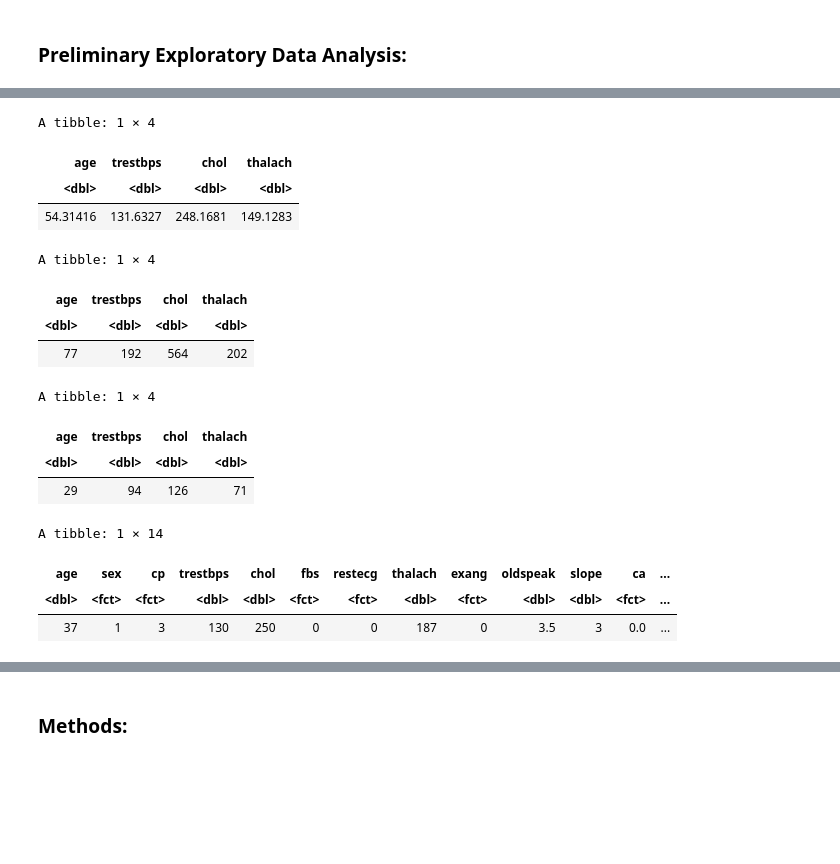
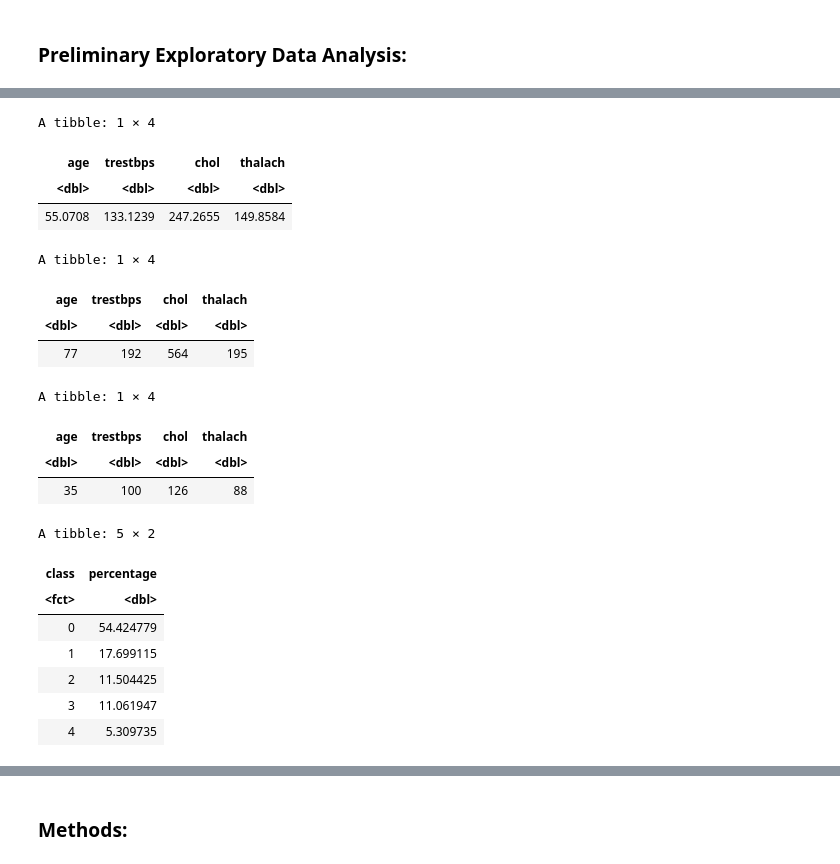
Before and after one commit to sachit-sharma/dsci-100-group-project-group53, a Jupyter notebook: project_proposal.ipynb, the cells around one changed output, grey strips where cells are left out. Drawn from its saved outputs; the diff is of its cells as text; code cells hidden in the pictures; blank space fills up the shorter version.

```diff
--- a/project_proposal.ipynb
+++ b/project_proposal.ipynb
@@ -79,39 +64,53 @@ A tibble: 226 × 14
 # %%
 #Calculating the mean value of the predictors
 
-mean_values <-  heart_disease_train |>
-                select(age, trestbps, chol, thalach)|>
-                map_df(mean)
-
-#Calculating the max of the predictors
-
-max_obs <-  heart_disease_train |>
-            select(age, trestbps, chol, thalach) |>
-            map_df(max)
-
-#Calculating the min of the predictors
-min_obs <- heart_disease_train |>
-           select(age, trestbps, chol, thalach) |>
-           map_df(min)
-
+heart_disease_select <-  heart_disease_train |>
+                         select(age, trestbps, chol, thalach)
+mean_values <- heart_disease_select |>
+               map_df(mean)
 mean_values
-max_obs
-min_obs
-num_obs
 # %% [output]
 A tibble: 1 × 4
 | age | trestbps | chol | thalach |
 | <dbl> | <dbl> | <dbl> | <dbl> |
-| 54.31416 | 131.6327 | 248.1681 | 149.1283 |
+| 55.0708 | 133.1239 | 247.2655 | 149.8584 |
-A tibble: 1 × 4
-| age | trestbps | chol | thalach |
-| <dbl> | <dbl> | <dbl> | <dbl> |
-| 77 | 192 | 564 | 202 |
-A tibble: 1 × 4
-| age | trestbps | chol | thalach |
-| <dbl> | <dbl> | <dbl> | <dbl> |
-| 29 | 94 | 126 | 71 |
-A tibble: 1 × 14
-| age | sex | cp | trestbps | chol | fbs | restecg | thalach | exang | oldspeak | slope | ca | ... |
-| <dbl> | <fct> | <fct> | <dbl> | <dbl> | <fct> | <fct> | <dbl> | <fct> | <dbl> | <dbl> | <fct> | ... |
-| 37 | 1 | 3 | 130 | 250 | 0 | 0 | 187 | 0 | 3.5 | 3 | 0.0 | ... |
+# %%
+#Calculating the max of the predictors
+
+max_obs <-  heart_disease_select |>
+            map_df(max)
+
+max_obs
+# %% [output]
+A tibble: 1 × 4
+| age | trestbps | chol | thalach |
+| <dbl> | <dbl> | <dbl> | <dbl> |
+| 77 | 192 | 564 | 195 |
+# %%
+#Calculating the min of the predictors
+min_obs <- heart_disease_select |>
+           map_df(min)
+
+min_obs
+# %% [output]
+A tibble: 1 × 4
+| age | trestbps | chol | thalach |
+| <dbl> | <dbl> | <dbl> | <dbl> |
+| 35 | 100 | 126 | 88 |
+# %%
+
+#Calculating the distribution of classes
+
+class_pct <- heart_disease_train |>
+             group_by(class) |>
+             summarize(percentage = n()*100/nrow(heart_disease_train))
+class_pct
+# %% [output]
+A tibble: 5 × 2
+| class | percentage |
+| <fct> | <dbl> |
+| 0 | 54.424779 |
+| 1 | 17.699115 |
+| 2 | 11.504425 |
+| 3 | 11.061947 |
+| 4 | 5.309735 |
```
Also changed, not shown: parts of 4 cells of this notebook.
